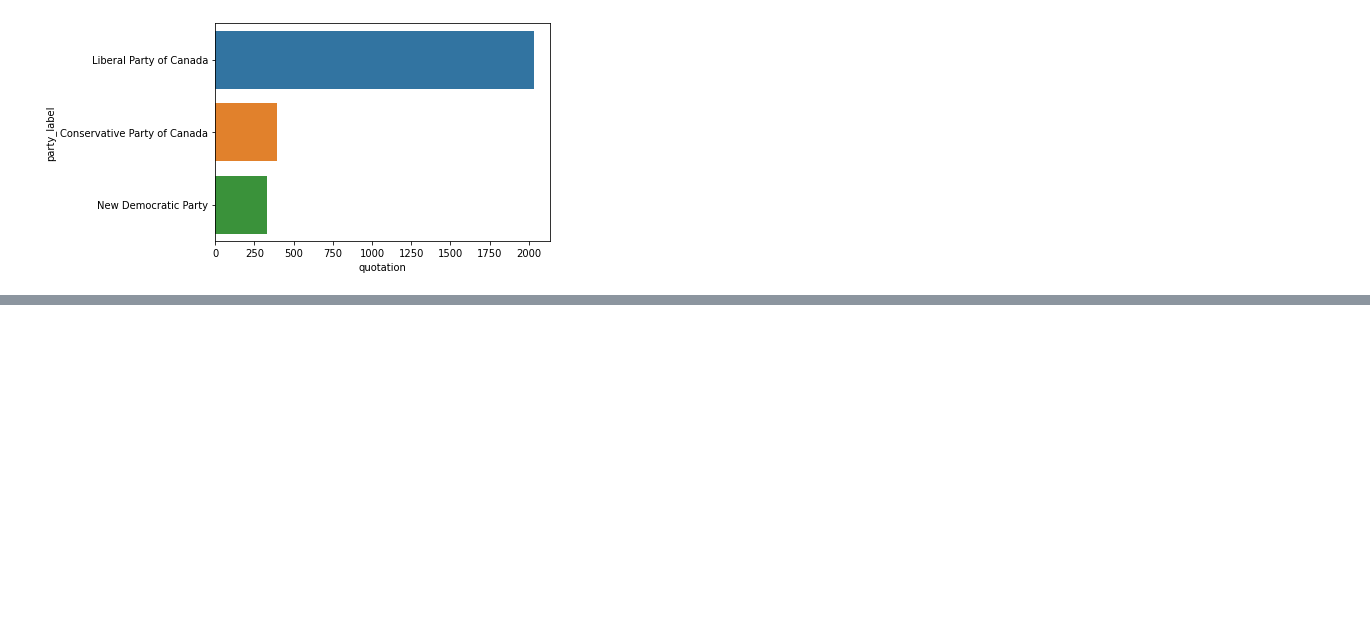
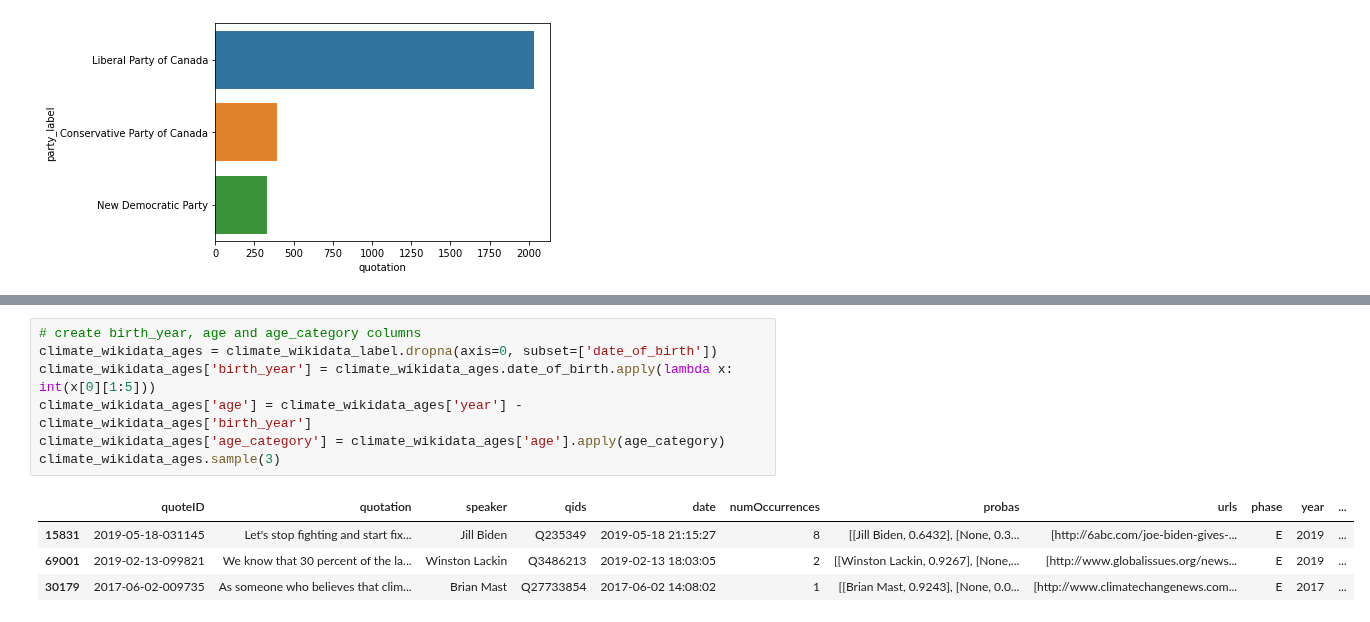
Before and after one commit to epfl-ada/ada-2021-project-jjzm, a Jupyter notebook: Project_Milestone_2.ipynb, the cells around one changed output, grey strips where cells are left out. Cells and saved outputs as stored; diff of their text form; blank space fills up the shorter version.

```diff
--- a/Project_Milestone_2.ipynb
+++ b/Project_Milestone_2.ipynb
@@ -458,0 +509,12 @@ sns.barplot(data=canada_data[:3], x='quotation', y='party_label')
+# %%
+# create birth_year, age and age_category columns
+climate_wikidata_ages = climate_wikidata_label.dropna(axis=0, subset=['date_of_birth'])
+climate_wikidata_ages['birth_year'] = climate_wikidata_ages.date_of_birth.apply(lambda x: int(x[0][1:5]))
+climate_wikidata_ages['age'] = climate_wikidata_ages['year'] - climate_wikidata_ages['birth_year']
+climate_wikidata_ages['age_category'] = climate_wikidata_ages['age'].apply(age_category)
+climate_wikidata_ages.sample(3)
+# %% [output]
+|  | quoteID | quotation | speaker | qids | date | numOccurrences | probas | urls | phase | year | ... |
+| 15831 | 2019-05-18-031145 | Let's stop fighting and start fix... | Jill Biden | Q235349 | 2019-05-18 21:15:27 | 8 | [[Jill Biden, 0.6432], [None, 0.3... | [http://6abc.com/joe-biden-gives-... | E | 2019 | ... |
+| 69001 | 2019-02-13-099821 | We know that 30 percent of the la... | Winston Lackin | Q3486213 | 2019-02-13 18:03:05 | 2 | [[Winston Lackin, 0.9267], [None,... | [http://www.globalissues.org/news... | E | 2019 | ... |
+| 30179 | 2017-06-02-009735 | As someone who believes that clim... | Brian Mast | Q27733854 | 2017-06-02 14:08:02 | 1 | [[Brian Mast, 0.9243], [None, 0.0... | [http://www.climatechangenews.com... | E | 2017 | ... |
```
Also changed, not shown: parts of 16 cells of this notebook.
